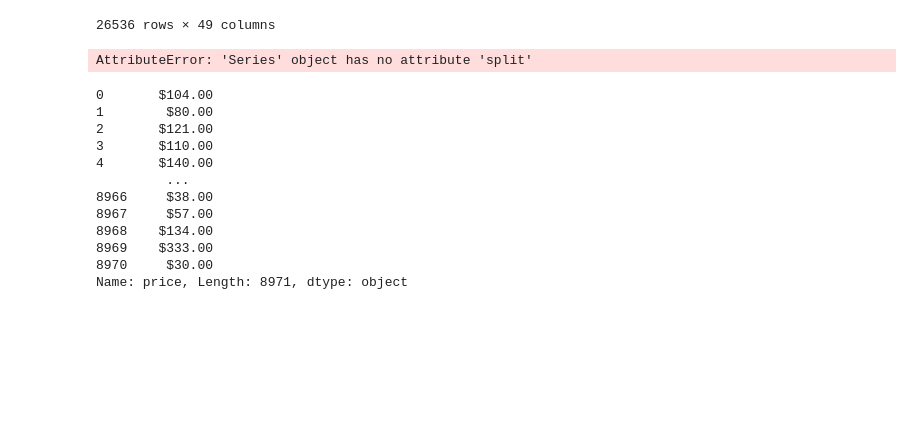
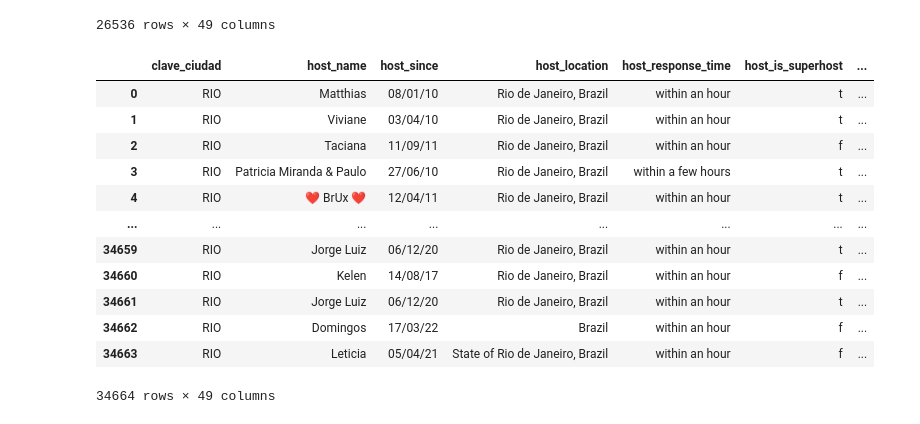
Before and after one commit to cesarrivera52/Concentracion2, a Jupyter notebook: Actividad_Regresion/procesamiento_datos.ipynb, the cells around one changed output. Cells and saved outputs as stored; diff of their text form; code cells hidden in the pictures; blank space fills up the shorter version.

```diff
--- a/Actividad_Regresion/procesamiento_datos.ipynb
+++ b/Actividad_Regresion/procesamiento_datos.ipynb
@@ -66,19 +60,34 @@ data_MALAGA=pd.read_csv('MALAGA.csv')
-# %%
-data_MALAGA['price']
-# %% [output]
-AttributeError: 'Series' object has no attribute 'split'
-# %%
-data_MALAGA['price']=data_MALAGA['price']
-# %% [output]
-0       $104.00
-1        $80.00
-2       $121.00
-3       $110.00
-4       $140.00
-         ...
-8966     $38.00
-8967     $57.00
-8968    $134.00
-8969    $333.00
-8970     $30.00
-Name: price, Length: 8971, dtype: object
+# %%
+data_RIO=pd.read_csv('RIO_DE_JANEIRO.csv')#YA TIENE DOLAR
+data_RIO.drop(columns='Unnamed: 0',inplace=True)
+data_RIO['clave_ciudad']=['RIO' for i in range(data_RIO.shape[0])]
+data_RIO.reindex(columns=['clave_ciudad','host_name', 'host_since', 'host_location', 'host_response_time',
+       'host_is_superhost', 'host_neighbourhood', 'host_verifications',
+       'host_has_profile_pic', 'host_identity_verified', 'neighbourhood',
+       'neighbourhood_cleansed', 'property_type', 'room_type',
+       'has_availability', 'instant_bookable', 'id', 'host_id',
+       'host_response_rate', 'host_acceptance_rate', 'host_listings_count',
+       'host_total_listings_count', 'latitude', 'longitude', 'accommodates',
+       'bathrooms', 'bedrooms', 'beds', 'price', 'minimum_nights',
+       'maximum_nights', 'maximum_maximum_nights', 'minimum_nights_avg_ntm',
+       'maximum_nights_avg_ntm', 'availability_30', 'availability_60',
+       'availability_90', 'availability_365', 'number_of_reviews',
+       'number_of_reviews_ltm', 'review_scores_rating',
+       'review_scores_accuracy', 'review_scores_cleanliness',
+       'review_scores_checkin', 'review_scores_communication',
+       'review_scores_location', 'review_scores_value',
+       'calculated_host_listings_count', 'reviews_per_month'])
+# %% [output]
+|  | clave_ciudad | host_name | host_since | host_location | host_response_time | host_is_superhost | ... |
+| 0 | RIO | Matthias | 08/01/10 | Rio de Janeiro, Brazil | within an hour | t | ... |
+| 1 | RIO | Viviane | 03/04/10 | Rio de Janeiro, Brazil | within an hour | t | ... |
+| 2 | RIO | Taciana | 11/09/11 | Rio de Janeiro, Brazil | within an hour | f | ... |
+| 3 | RIO | Patricia Miranda & Paulo | 27/06/10 | Rio de Janeiro, Brazil | within a few hours | t | ... |
+| 4 | RIO | ❤️ BrUx ❤️ | 12/04/11 | Rio de Janeiro, Brazil | within an hour | t | ... |
+| ... | ... | ... | ... | ... | ... | ... | ... |
+| 34659 | RIO | Jorge Luiz | 06/12/20 | Rio de Janeiro, Brazil | within an hour | t | ... |
+| 34660 | RIO | Kelen | 14/08/17 | Rio de Janeiro, Brazil | within an hour | f | ... |
+| 34661 | RIO | Jorge Luiz | 06/12/20 | Rio de Janeiro, Brazil | within an hour | t | ... |
+| 34662 | RIO | Domingos | 17/03/22 | Brazil | within an hour | f | ... |
+| 34663 | RIO | Leticia | 05/04/21 | State of Rio de Janeiro, Brazil | within an hour | f | ... |
+34664 rows × 49 columns
```
Also changed, not shown: parts of 5 cells of this notebook, 2 other files.
